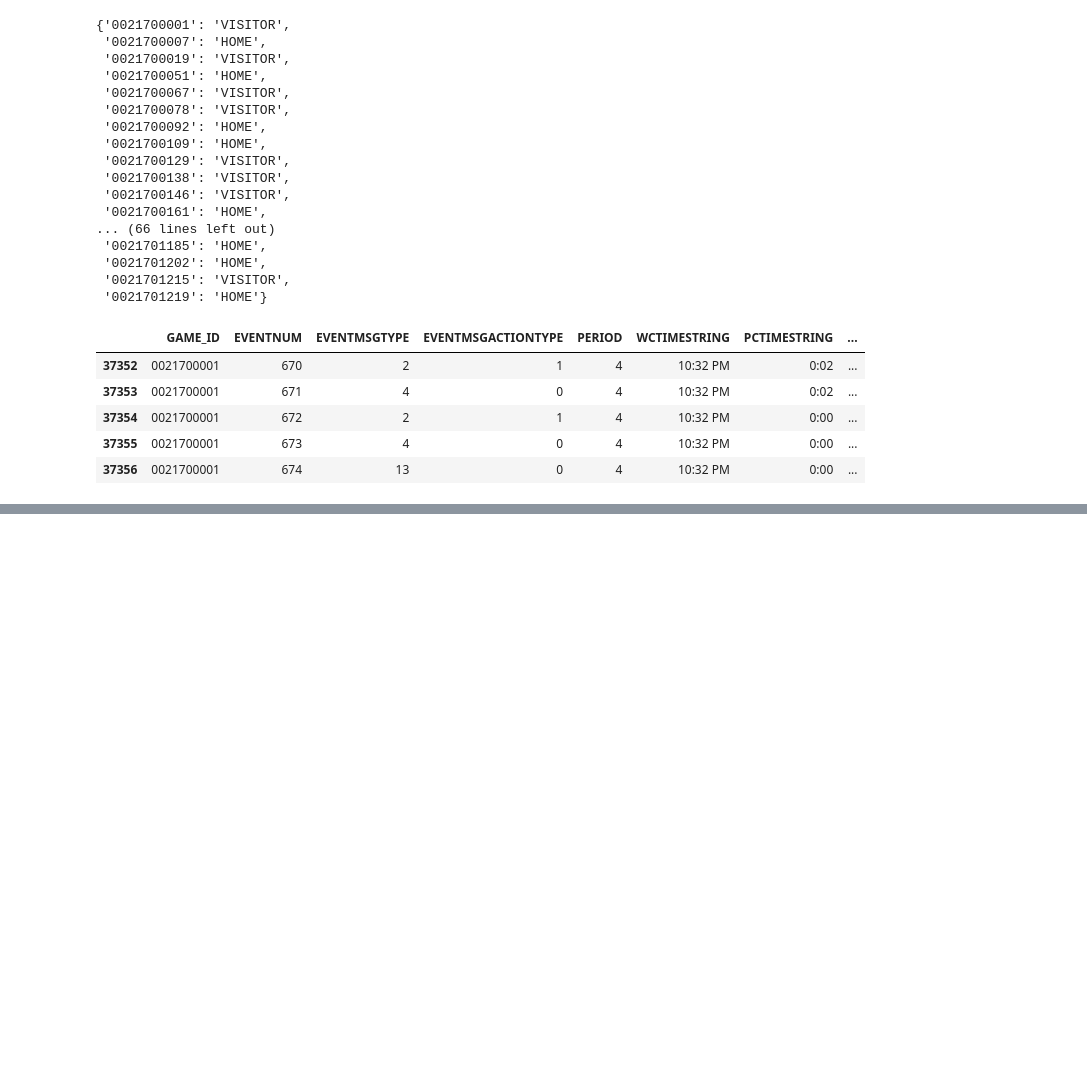
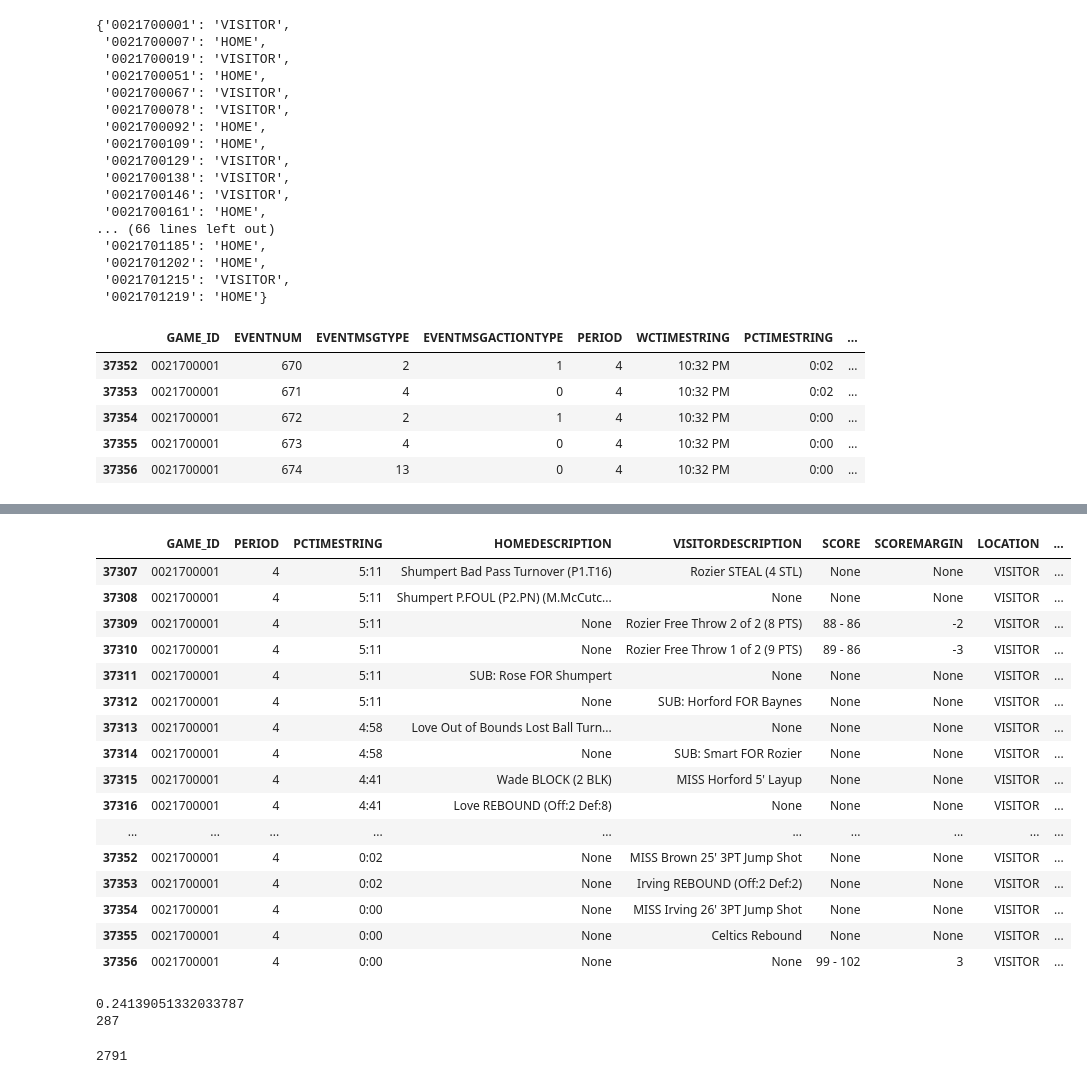
Before and after one commit to scottyla19/nylon, a Jupyter notebook: expected-value/expected-value.ipynb, the cells around one changed output, grey strips where cells are left out. Cells and saved outputs as stored; diff of their text form; code cells hidden in the pictures; blank space fills up the shorter version.

```diff
--- a/expected-value/expected-value.ipynb
+++ b/expected-value/expected-value.ipynb
@@ -89,7 +89,7 @@ df['HOMEMISSSHIFT'] = df.HOMEMISSALL.shift()
 # filter event description on None = Def, PLayer REBOUND (count) = Off, Team Rebound = None
 df['HOMEMISSRBDTYPE'] =  np.where(df['HOMEMISSSHIFT'].notnull(), # filter on misses
                                 (np.where(df['HOMEDESCRIPTION'].notnull(), # filter on non null event description = DRBD
-                                np.where(df['HOMEDESCRIPTION'].str.contains(("\(.+\)")),'OFF', None),'DEF')), # either team rebound or str contains (.+) = ORBD
+                                np.where(df['HOMEDESCRIPTION'].str.contains(("\(.+\)")),'OFF', "TEAM"),'DEF')), # either team rebound or str contains (.+) = ORBD
                                   None)
 
 # shift misses down one to get event after shot
@@ -97,7 +97,7 @@ df['VISITORMISSSHIFT'] = df.VISITORMISSALL.shift()
 # filter event description on None = Def, PLayer REBOUND (count) = Off, Team Rebound = None
 df['VISITORMISSRBDTYPE'] =  np.where(df['VISITORMISSSHIFT'].notnull(), # filter on misses
                                 (np.where(df['VISITORDESCRIPTION'].notnull(), # filter on non null event description = DRBD
-                                np.where(df['VISITORDESCRIPTION'].str.contains(("\(.+\)")),'OFF', None),'DEF')), # either team rebound or str contains (.+) = ORBD
+                                np.where(df['VISITORDESCRIPTION'].str.contains(("\(.+\)")),'OFF', "TEAM"),'DEF')), # either team rebound or str contains (.+) = ORBD
                                   None)
 
 
@@ -133,0 +106,2 @@ df.head()
+# %%
+rbd = df.drop(['EVENTNUM', 'NEUTRALDESCRIPTION','ISHOMEMISS3PT','HOMEMISS2PTDIST','ISVISITORMISS3PT','VISITORMISS2PTDIST','HOMEMISSALL','VISITORMISSALL'], axis=1)
@@ -134,2 +120,32 @@ df.head()
+# %%
+rbd.loc[rbd.LOCATION == 'HOME', 'TMRBDTYPE'] = rbd.HOMEMISSRBDTYPE
+rbd.loc[rbd.LOCATION == 'VISITOR', 'TMRBDTYPE'] = rbd.VISITORMISSRBDTYPE
+rbd.tail(50)
+# %% [output]
+|  | GAME_ID | PERIOD | PCTIMESTRING | HOMEDESCRIPTION | VISITORDESCRIPTION | SCORE | SCOREMARGIN | LOCATION | ... |
+| 37307 | 0021700001 | 4 | 5:11 | Shumpert Bad Pass Turnover (P1.T16) | Rozier STEAL (4 STL) | None | None | VISITOR | ... |
+| 37308 | 0021700001 | 4 | 5:11 | Shumpert P.FOUL (P2.PN) (M.McCutc... | None | None | None | VISITOR | ... |
+| 37309 | 0021700001 | 4 | 5:11 | None | Rozier Free Throw 2 of 2 (8 PTS) | 88 - 86 | -2 | VISITOR | ... |
+| 37310 | 0021700001 | 4 | 5:11 | None | Rozier Free Throw 1 of 2 (9 PTS) | 89 - 86 | -3 | VISITOR | ... |
+| 37311 | 0021700001 | 4 | 5:11 | SUB: Rose FOR Shumpert | None | None | None | VISITOR | ... |
+| 37312 | 0021700001 | 4 | 5:11 | None | SUB: Horford FOR Baynes | None | None | VISITOR | ... |
+| 37313 | 0021700001 | 4 | 4:58 | Love Out of Bounds Lost Ball Turn... | None | None | None | VISITOR | ... |
+| 37314 | 0021700001 | 4 | 4:58 | None | SUB: Smart FOR Rozier | None | None | VISITOR | ... |
+| 37315 | 0021700001 | 4 | 4:41 | Wade BLOCK (2 BLK) | MISS Horford 5' Layup | None | None | VISITOR | ... |
+| 37316 | 0021700001 | 4 | 4:41 | Love REBOUND (Off:2 Def:8) | None | None | None | VISITOR | ... |
+| ... | ... | ... | ... | ... | ... | ... | ... | ... | ... |
+| 37352 | 0021700001 | 4 | 0:02 | None | MISS Brown 25' 3PT Jump Shot | None | None | VISITOR | ... |
+| 37353 | 0021700001 | 4 | 0:02 | None | Irving REBOUND (Off:2 Def:2) | None | None | VISITOR | ... |
+| 37354 | 0021700001 | 4 | 0:00 | None | MISS Irving 26' 3PT Jump Shot | None | None | VISITOR | ... |
+| 37355 | 0021700001 | 4 | 0:00 | None | Celtics Rebound | None | None | VISITOR | ... |
+| 37356 | 0021700001 | 4 | 0:00 | None | None | 99 - 102 | 3 | VISITOR | ... |
+# %%
+print(rbd[rbd.TMRBDTYPE=='OFF'].shape[0]/(rbd[rbd.TMRBDTYPE=='DEF'].shape[0]+rbd[rbd.TMRBDTYPE=='TEAM'].shape[0]))
+print(rbd[rbd.TMRBDTYPE=='TEAM'].shape[0])
+rbd[rbd.TMRBDTYPE=='DEF'].shape[0]
+# %% [output]
+0.24139051332033787
+287
+2791
 # %%
 # %% [output]
```
Also changed, not shown: parts of 6 cells of this notebook.
